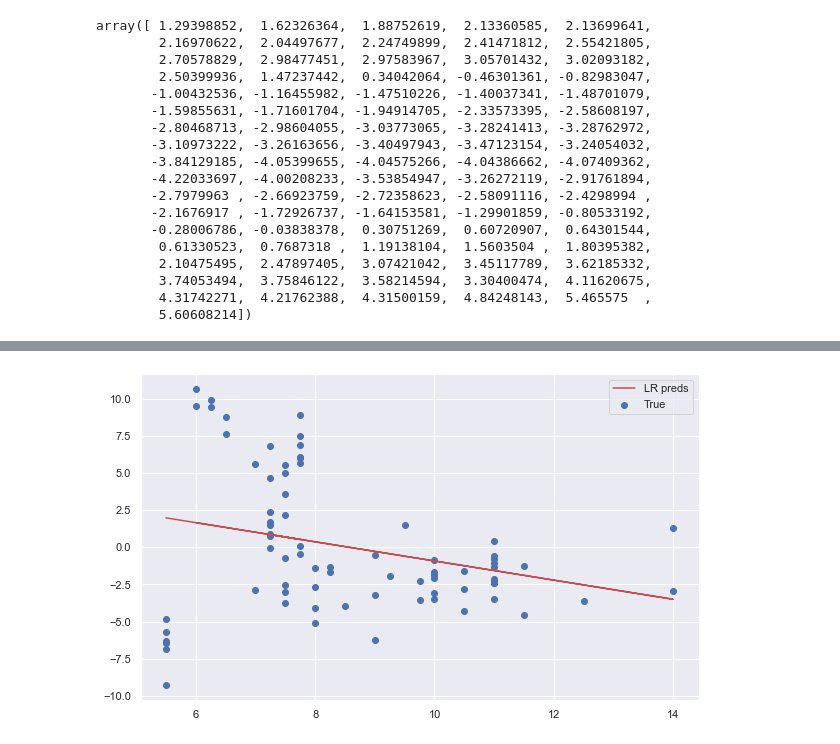
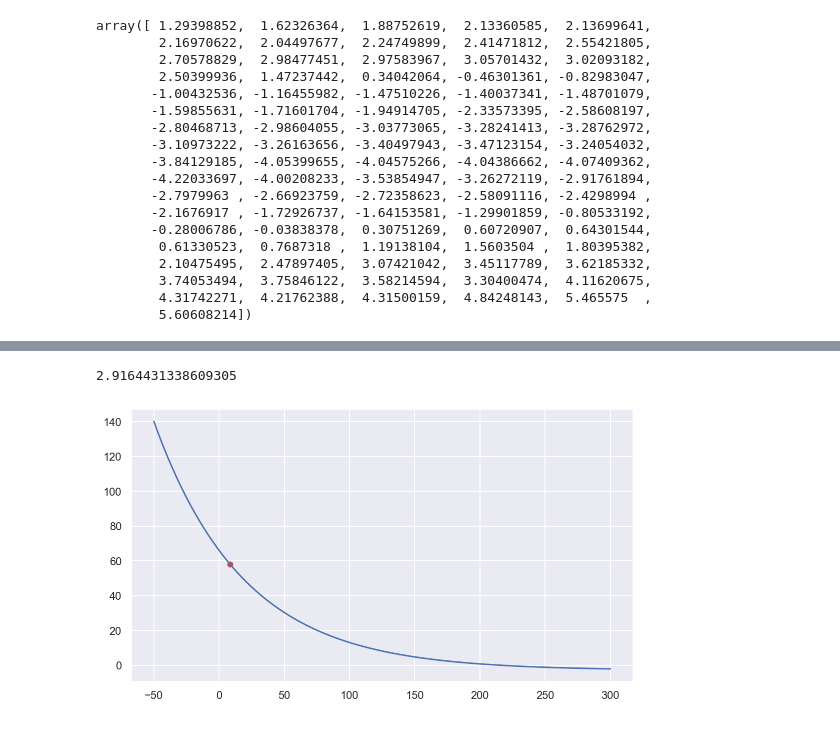
Before and after one commit to archimedes1515/coursework, a Jupyter notebook: KR_regressions.ipynb, the cells around one changed output, grey strips where cells are left out. Cells and saved outputs as stored; diff of their text form; code cells hidden in the pictures.

```diff
--- a/KR_regressions.ipynb
+++ b/KR_regressions.ipynb
@@ -340,13 +265,0 @@ Notes:
-# %%
-plt.figure(figsize=(10, 6))
-plt.scatter(X2[:, 1], Y2, label='True')
-max_x = X2[:, 1].max()
-min_x = X2[:, 1].min()
-x = np.linspace(min_x, max_x, 40)
-y = results.params[0] + results.params[1] * x
-plt.plot(x, y, 'r', label='OLS model')
-plt.title('Результаты регрессии остатков на ключевую ставку', fontsize=14)
-plt.xlabel('Ключевая ставка, % годовых', fontsize=11)
-plt.ylabel('Остатки предыд. регрессии (очищенный от ИПЦ объем кредитов в системе)', fontsize=11)
-plt.legend()
-plt.show()
@@ -385,12 +266,17 @@ plt.show()
-# %%
-Y2 = Y1 - y_pred1
-lr.fit(X2.reshape(-1, 1), Y2)
-y_pred2 = lr.predict(X2.reshape(-1, 1))
-
-plt.figure(figsize=(10, 6))
-plt.scatter(X2, Y2, label='True')
-plt.plot(X2, y_pred2, c='r', label='LR preds')
-plt.legend()
-plt.show()
-# %% [output]
-[figure, removed]
+# %%
+def exp_f(x):
+    return np.exp(4.23381792) * np.exp(-0.01459079 * x)
+# %%
+exp_f(8.5) - 58.01785506499999
+# %% [output]
+2.9164431338609305
+# %%
+%config InlineBackend.figure_format = 'retina'
+x_arr = np.linspace(-50, 300, 100)
+y_arr = [exp_f(x) - (exp_f(8.5) - 58.01785506499999) for x in x_arr]
+plt.figure(figsize=(9, 5))
+plt.plot(x_arr, y_arr)
+plt.scatter(x=8.5, y=58.01785506499999, s=25, c='r')
+plt.show()
+# %% [output]
+[figure, added]
```
Also changed, not shown: parts of 24 cells of this notebook, 1 other file.
